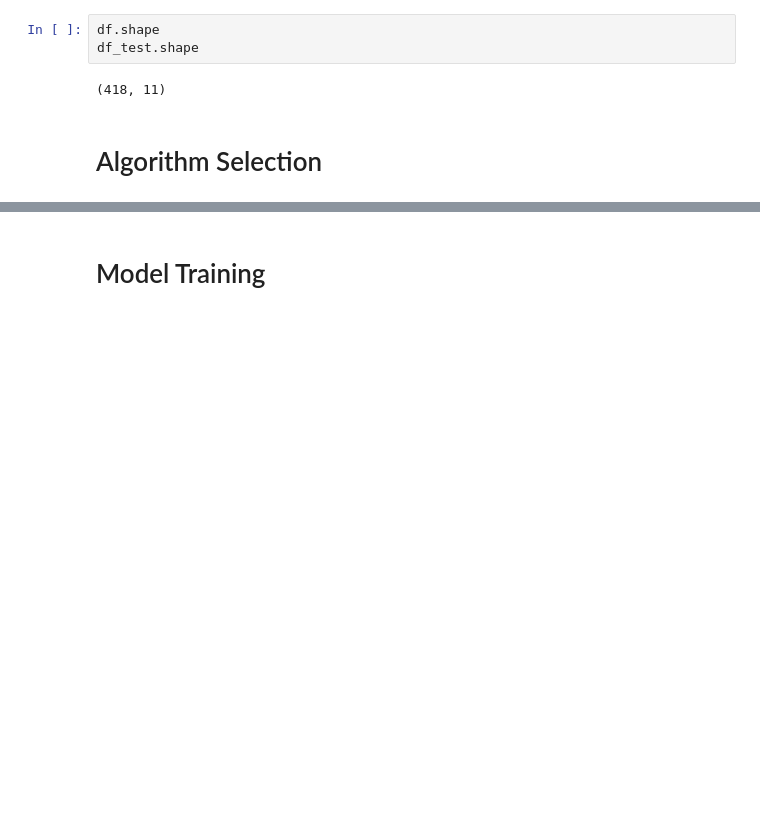
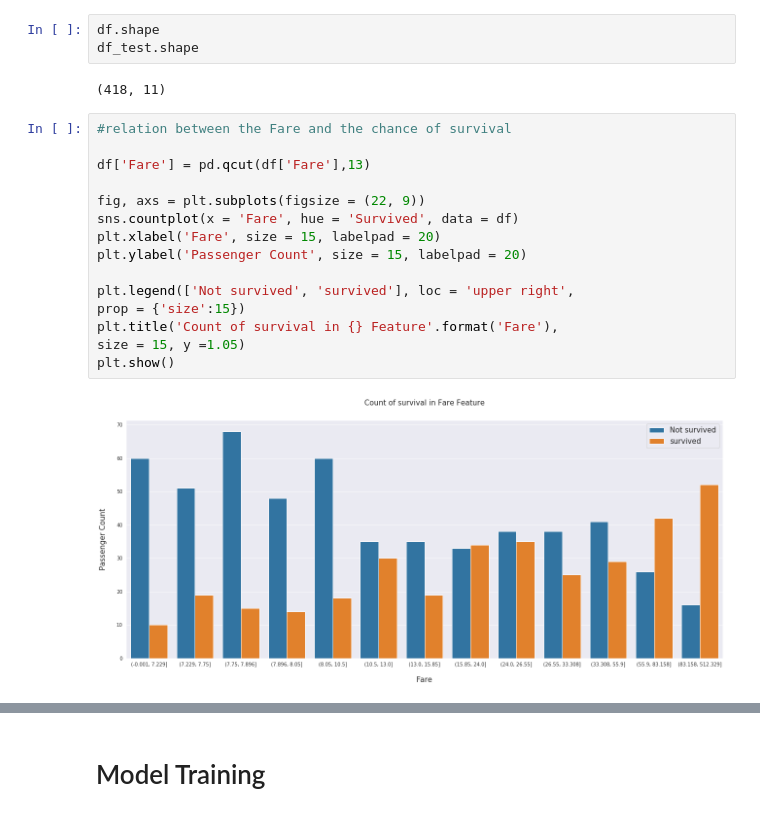
Before and after one commit to FatimaMoqran/titanic, a Jupyter notebook: titanic_project.ipynb, the cells around one changed output, grey strips where cells are left out. Saved outputs shown, nothing was run; the diff lists cells and outputs as text; blank space fills up the shorter version.

```diff
--- a/titanic_project.ipynb
+++ b/titanic_project.ipynb
@@ -288,5 +310,20 @@ df.shape
 df_test.shape
 # %% [output]
 (418, 11)
-# %% [markdown]
-# Algorithm Selection
+# %%
+#relation between the Fare and the chance of survival
+
+df['Fare'] = pd.qcut(df['Fare'],13)
+
+fig, axs = plt.subplots(figsize = (22, 9))
+sns.countplot(x = 'Fare', hue = 'Survived', data = df)
+plt.xlabel('Fare', size = 15, labelpad = 20)
+plt.ylabel('Passenger Count', size = 15, labelpad = 20)
+
+plt.legend(['Not survived', 'survived'], loc = 'upper right',
+prop = {'size':15})
+plt.title('Count of survival in {} Feature'.format('Fare'),
+size = 15, y =1.05)
+plt.show()
+# %% [output]
+[figure, added]
```
Also changed, not shown: parts of 14 cells of this notebook.
